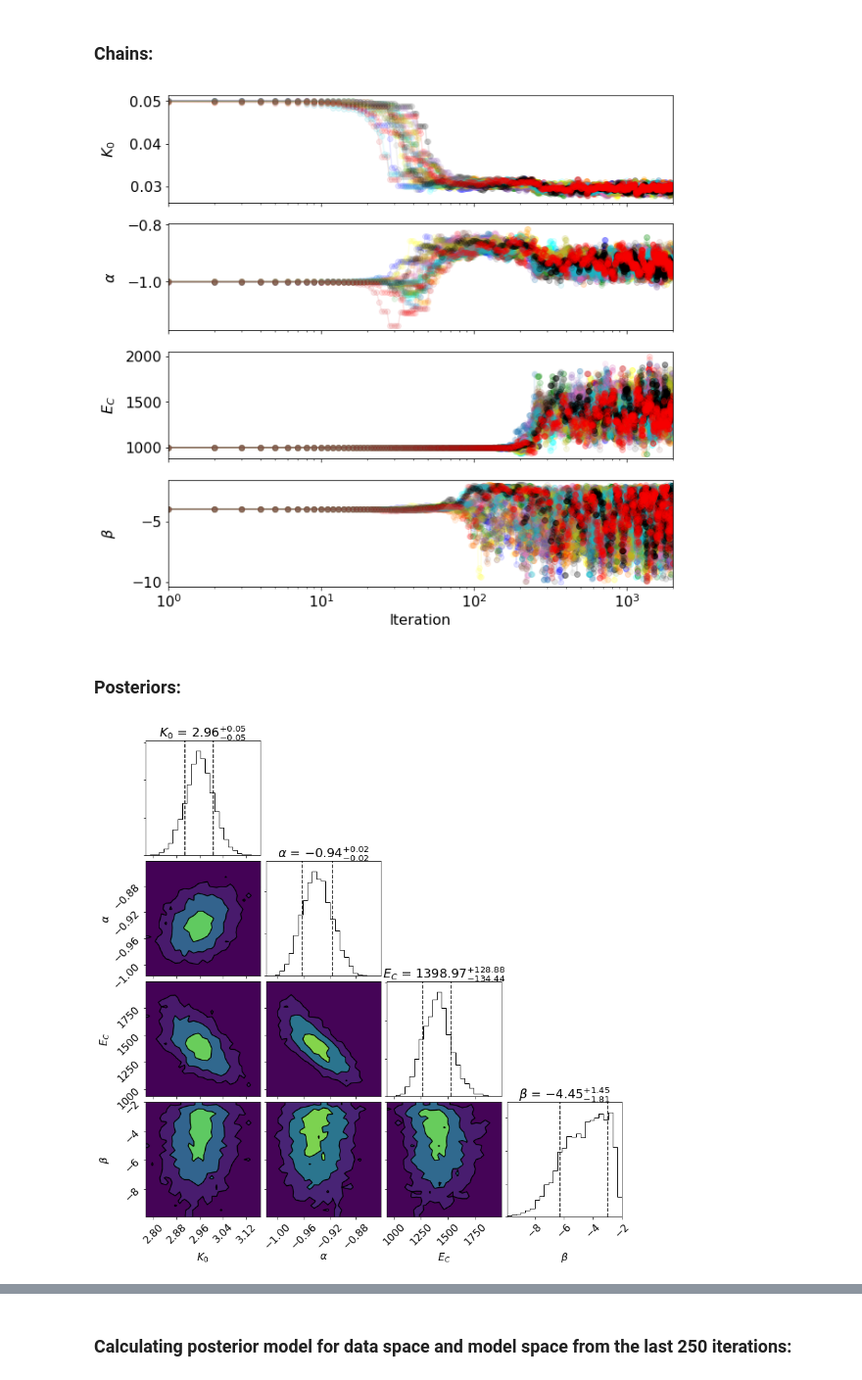
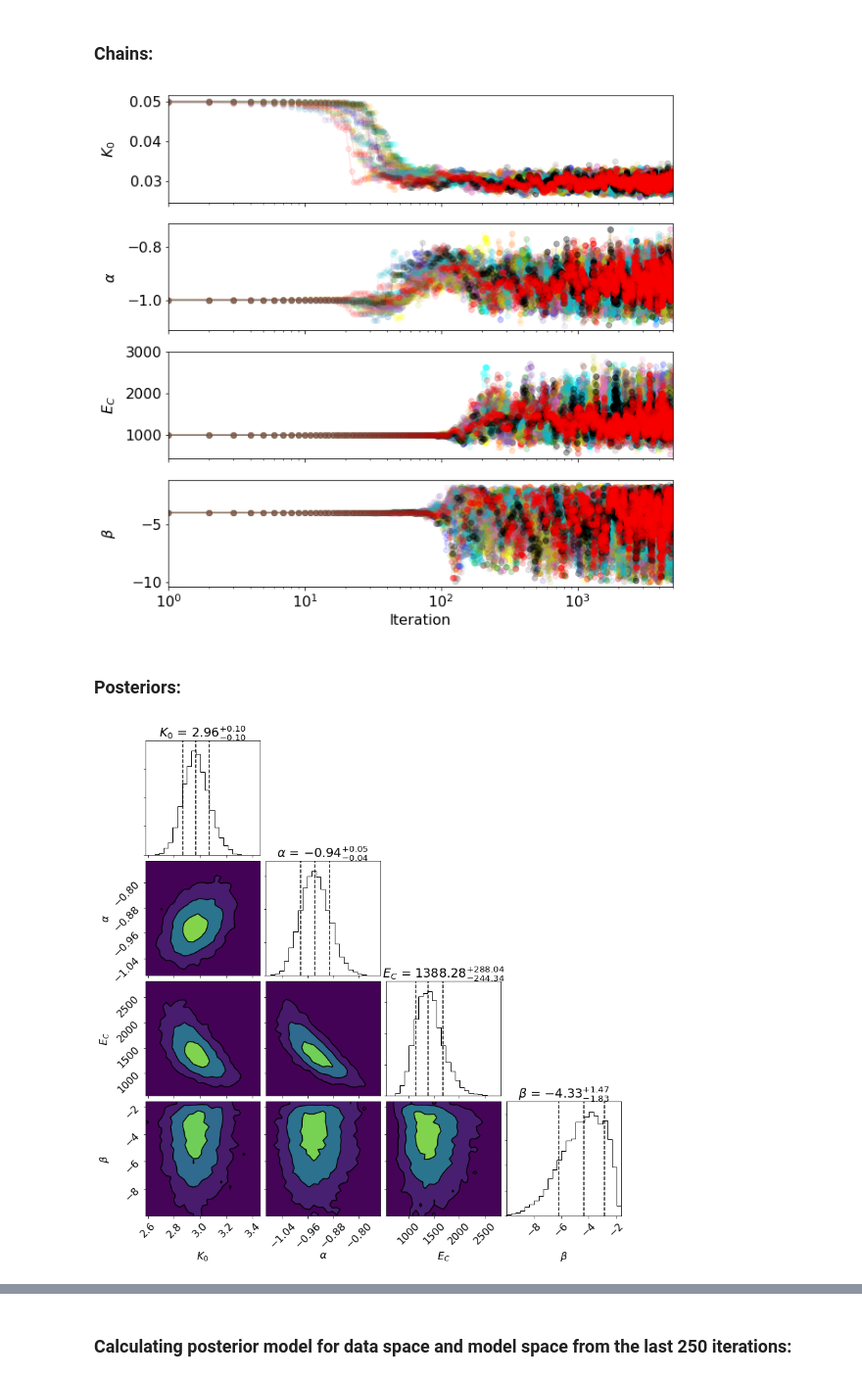
Before and after one commit to tsiegert/120711A, a Jupyter notebook: GRB120711A_BB.ipynb, the cells around one changed output, grey strips where cells are left out. Shown at 98% size. Drawn from its saved outputs; the diff is of its cells as text; code cells hidden in the pictures.

```diff
--- a/GRB120711A_BB.ipynb
+++ b/GRB120711A_BB.ipynb
@@ -141,7 +141,7 @@ def SPI_model_fit(theta, x, y, dx, y_err, rsp, e_lo, e_hi, function, eval=False)
 
     # Evaluate either chi2
     if eval==False:
-        return -2*np.nansum((y-folded_differential_model)**2/y_err**2)
+        return -0.5*np.nansum((y-folded_differential_model)**2/y_err**2)
     # or return the folded model itself at a certain set of parameters
     else:
         return folded_differential_model
@@ -530,6 +529,6 @@ plt.yscale('log')
 <h3>Setting priors for parameters:</h3>
 # %%
 prior = {0: ('truncated_normal_prior',5e-2,1e-1,1e-6,1e1,r'$K_0$'),
-         1: ('truncated_normal_prior',-1,1,-4,10,r'$\alpha$'),
+         1: ('truncated_normal_prior',-1,1,-1.5,10,r'$\alpha$'),
          2: ('truncated_normal_prior',1000,1000,25,8000,r'$E_C$'),
-         3: ('truncated_normal_prior',-4,2,-10,-2,r'$\beta$')}
+         3: ('truncated_normal_prior',-4,2,-10,-1.6,r'$\beta$')}
@@ -536,7 +543,7 @@ prior = {0: ('truncated_normal_prior',5e-2,1e-1,1e-6,1e1,r'$K_0$'),
 # %% [markdown]
 <h3>Fit:</h3>
 # %%
-iters = 2000
+iters = 5000
 
 ndim, nwalkers = n_par, n_par*5
 pos = [guess + np.random.randn(ndim)*1e-4 for i in range(nwalkers)]
@@ -633,23 +640,25 @@ for i in range(ndim):
 
 axes[-1].set_xlabel("Iteration");
 # %% [output]
-[figure, old version]
+[figure, new version]
 # %% [markdown]
 <h3>Posteriors:</h3>
 # %%
 scl = [1e2,1,1,1]
 samplesf = sampler.flatchain
 sigma = 68.3
+#sigma = 95.4
 fig = corner.corner(samplesf[burnin*n_walkers:,:]*scl,
                     labels=labels,
                     #truths=np.array([C0,alpha])*scl,
-                    quantiles=(50+sigma/np.array([-2,+2]))/100.,
+                    quantiles=(50+sigma/np.array([-2,np.inf,+2]))/100.,
+                    #quantiles=(0.16, 0.84),
                     show_titles=True,
                     bins=25,
                     fill_contours=True,
                     contourf_kwargs={"cmap": plt.cm.viridis, "colors":None},
                     levels=[1-np.exp(-4.5),1-np.exp(-2.0),1-np.exp(-0.5)],
                     truth_color='orange')
 fig.set_size_inches(12,12)
 # %% [output]
-[figure, old version]
+[figure, new version]
```
Also changed, not shown: parts of 12 cells of this notebook, 1 other file.
